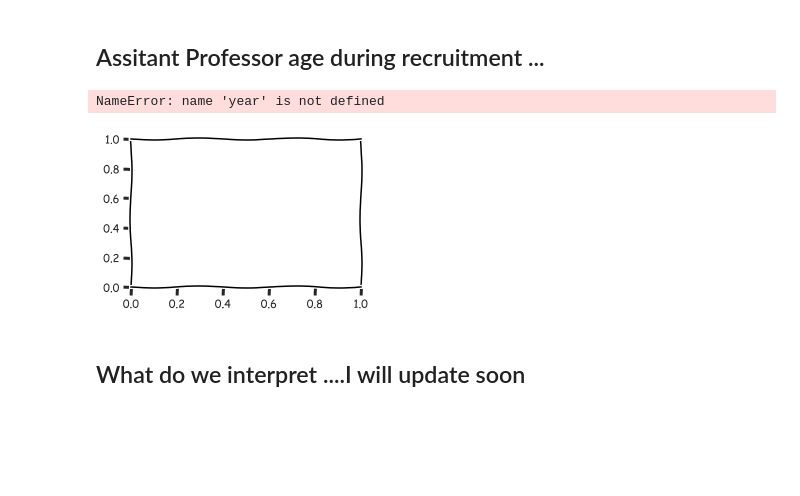
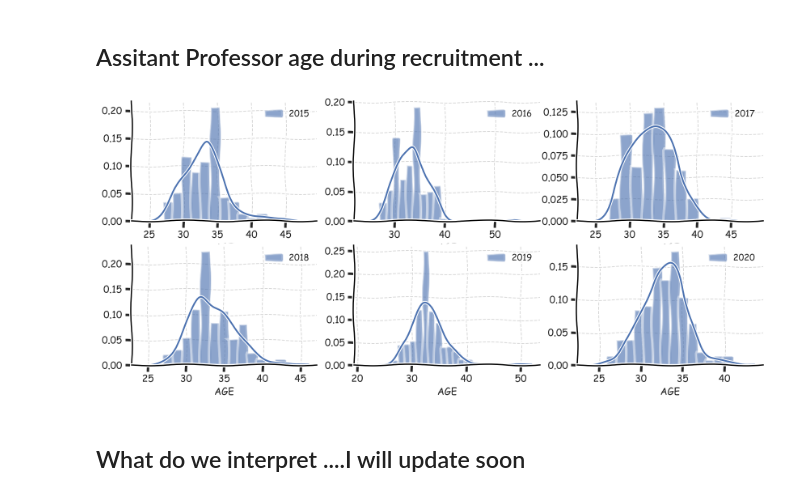
Before and after one commit to neerajww/myblog, a Jupyter notebook: _notebooks/2021-06-23-indian_institutes_nirf.ipynb, the cells around one changed output. Drawn from its saved outputs; the diff is of its cells as text; code cells hidden in the pictures; blank space fills up the shorter version.

```diff
--- a/_notebooks/2021-06-23-indian_institutes_nirf.ipynb
+++ b/_notebooks/2021-06-23-indian_institutes_nirf.ipynb
@@ -559,30 +559,29 @@ with plt.xkcd():
 # %%
 #collapse
 vals = []
 years = []
 cnt = 5
 for i in range(2015,2021):
     years.append(i)
     vals.append(df[(df['joining_year']==i) & (df['designation']=='Assistant')]['age'].values-cnt)
     cnt = cnt-1
 
 with plt.xkcd():
     fig = plt.subplots(figsize=[14,6])
     FS = 12
     clr = 'cornflowerblue'
     for i in range(len(years)):
         ax = plt.subplot(2,3,i+1)
-        sns.distplot(vals[i],label=str(year[i]))
+        sns.distplot(vals[i],label=str(years[i]))
         ax.legend(frameon=False, loc='upper right')
         ax.grid(color='gray', linestyle='--', linewidth=1,alpha=.3)
         plt.xlabel('AGE',fontsize=FS)
         plt.xticks(fontsize=FS)
         plt.yticks(fontsize=FS)
         ax.spines['right'].set_visible(False)
         ax.spines['top'].set_visible(False)
     plt.show()
 # %% [output]
-NameError: name 'year' is not defined
-[figure, old version]
+[figure, new version]
 # %% [markdown]
 ## What do we interpret ....I will update soon
```
